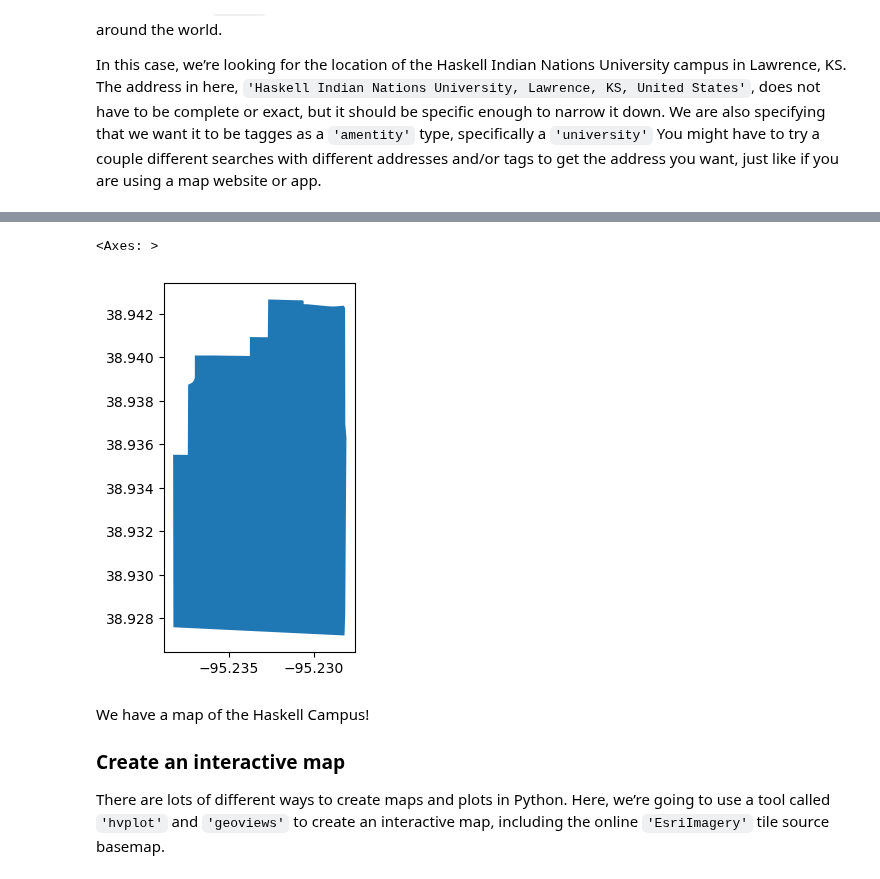
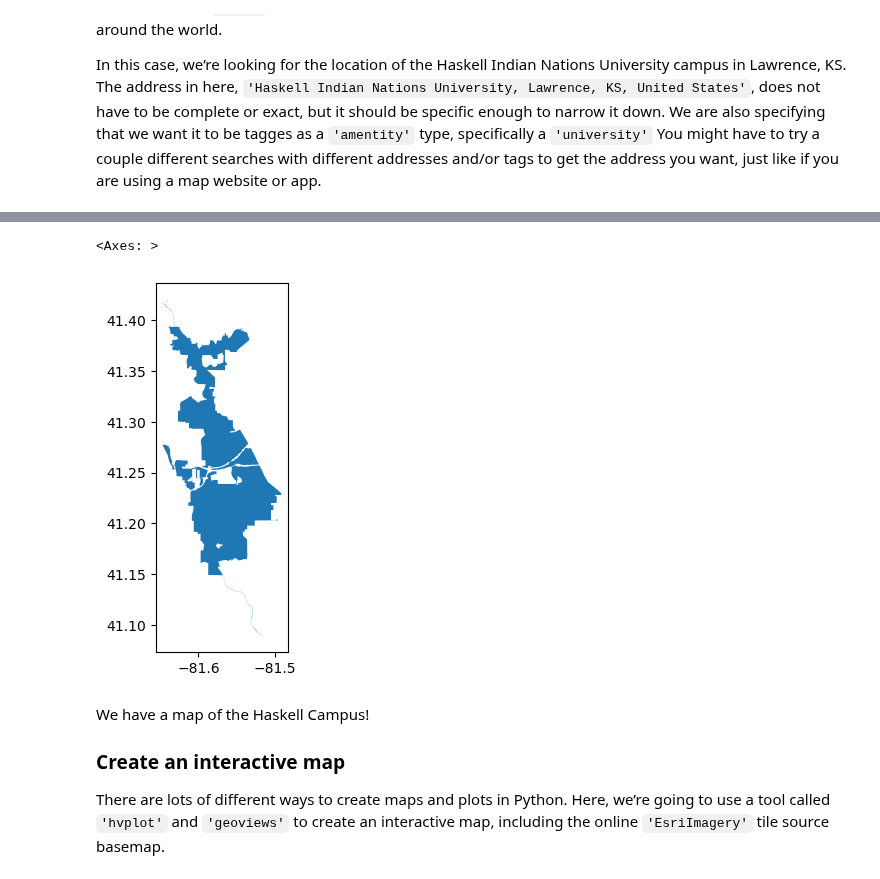
Before and after one commit to alexapapanikolaou/first-map-template, a Jupyter notebook: first-map.ipynb, the cells around one changed output, grey strips where cells are left out. Saved outputs shown, nothing was run; the diff lists cells and outputs as text; code cells hidden in the pictures.

Commit message:
Create Cuyahoga Valley National Park interactive map

```diff
--- a/first-map.ipynb
+++ b/first-map.ipynb
@@ -49,8 +49,8 @@ couple different searches with different addresses and/or tags to get
 the address you want, just like if you are using a map website or app.
 # %%
 # Search for United Tribes Technical College
-haskell_gdf = osm.features_from_address(
-    'Haskell Indian Nations University, Lawrence, KS, United States',
-    {'amenity': ['university']})
-haskell_gdf
+CuyahogaValleyNationalPark_gdf = osm.features_from_address(
+    'Cuyahoga Valley National Park, Ohio, United States',
+    {'network': ['National Parks of the United States']})
+CuyahogaValleyNationalPark_gdf
 # %% [output]
@@ -61,8 +61,8 @@ haskell_gdf
 # %%
-haskell_gdf.plot()
+CuyahogaValleyNationalPark_gdf.plot()
 # %% [output]
 <Axes: >
-[figure, old version]
+[figure, new version]
 # %% [markdown]
 We have a map of the Haskell Campus!
 
```
Also changed, not shown: parts of 2 cells of this notebook, 3 other files.
